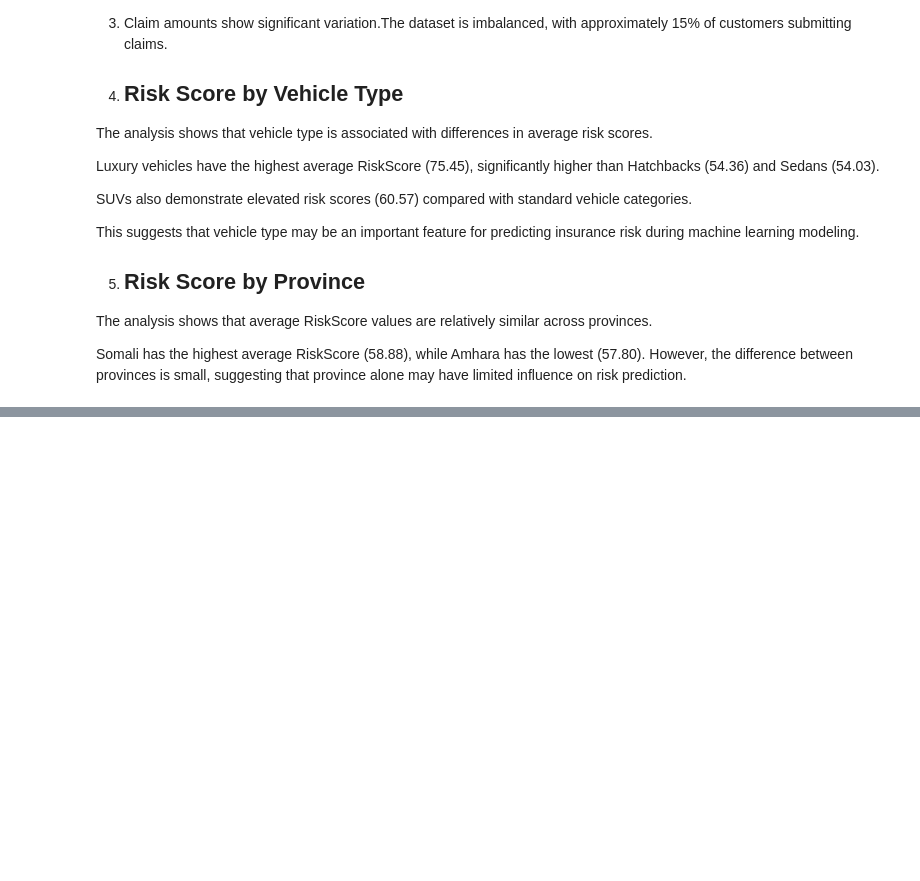
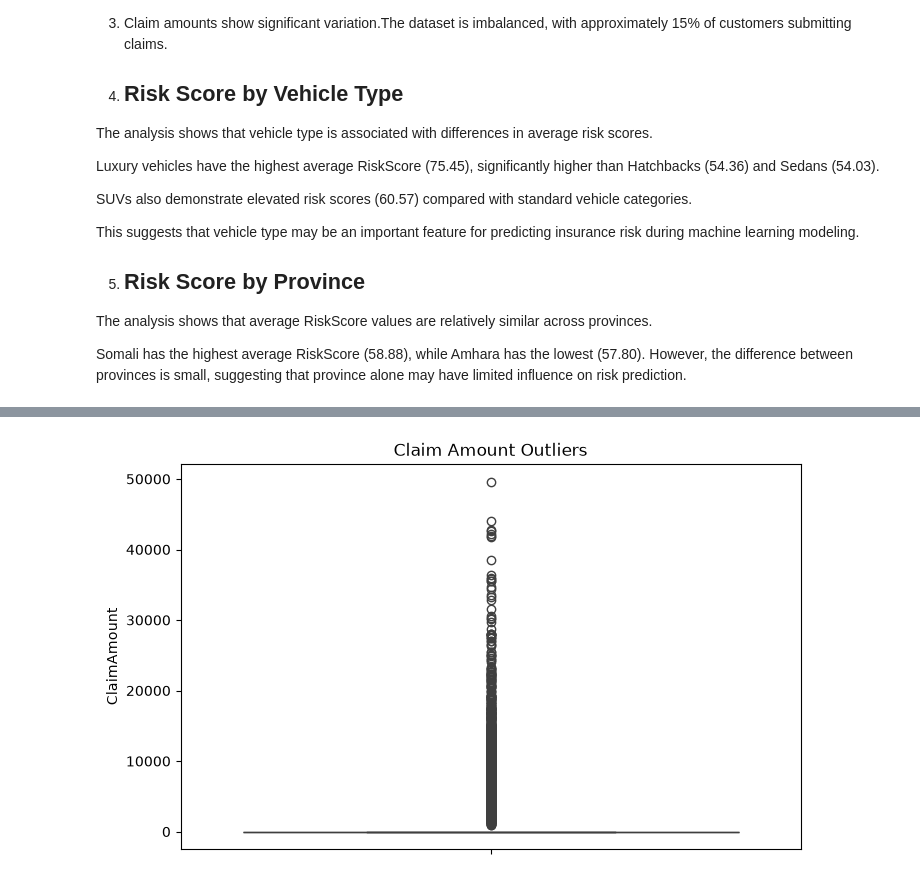
Before and after one commit to makda81/insurance-risk-analytics, a Jupyter notebook: notebooks/01_eda.ipynb, the cells around one changed output, grey strips where cells are left out. Drawn from its saved outputs; the diff is of its cells as text; code cells hidden in the pictures; blank space fills up the shorter version.

```diff
--- a/notebooks/01_eda.ipynb
+++ b/notebooks/01_eda.ipynb
@@ -316,0 +406,13 @@ Somali has the highest average RiskScore (58.88), while Amhara has the lowest (5
+# %%
+plt.figure(figsize=(8,5))
+
+sns.boxplot(
+    data=df,
+    y="ClaimAmount"
+)
+
+plt.title("Claim Amount Outliers")
+
+plt.show()
+# %% [output]
+[figure, added]
```
Also changed, not shown: parts of 28 cells of this notebook, 2 other files.
